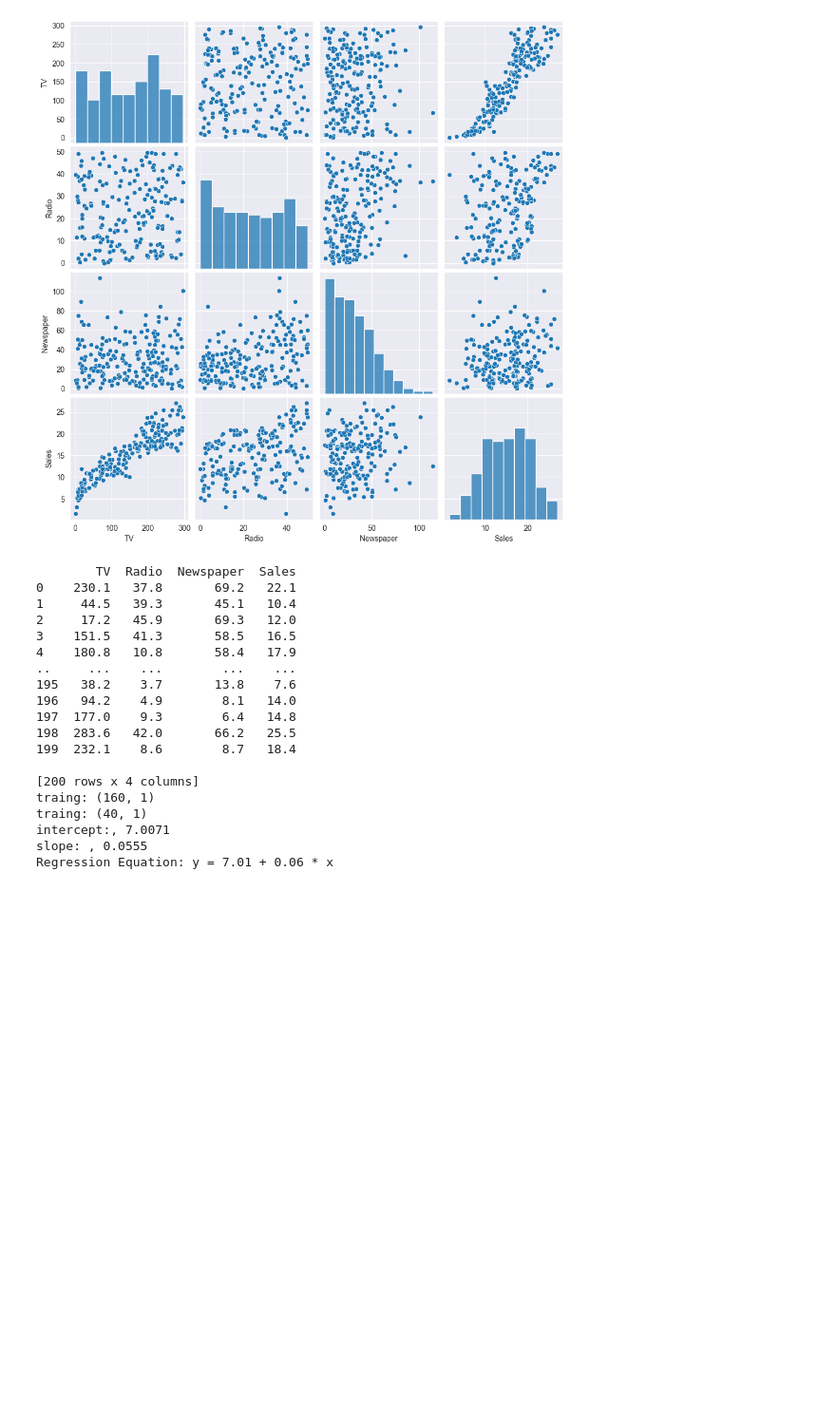
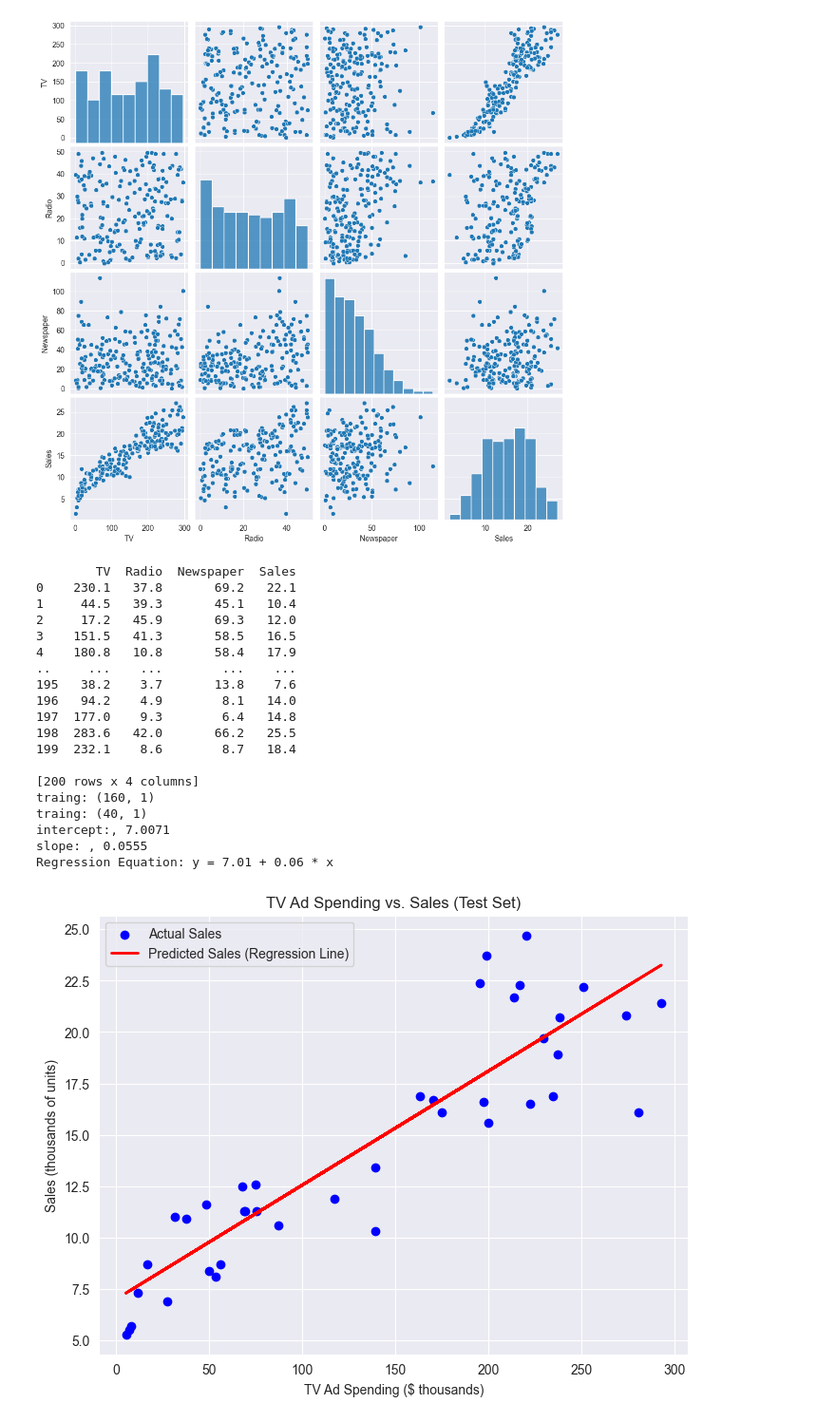
Before and after one commit to ApsaraWitharana/AI-ML-Lesson, a Jupyter notebook: day01.ipynb, the cells around one changed output. Shown: that part at 95% size. Saved outputs shown, nothing was run; the diff lists cells and outputs as text; code cells hidden in the pictures; blank space fills up the shorter version.

```diff
--- a/day01.ipynb
+++ b/day01.ipynb
@@ -141,30 +141,41 @@ model = LinearRegression()
 # Train the model
 model.fit(X_train, y_train)
 
 # Get model parameters
 intercept = model.intercept_
 slope = model.coef_[0]
 
 print(f"intercept:, {intercept:.4f}")
 print(f"slope: , {slope:.4f} ")
 print(f"Regression Equation: y = {intercept:.2f} + {slope:.2f} * x")
+
+# Plot the regression line on the test data
+plt.figure(figsize=(8, 6))
+plt.scatter(X_test, y_test, color='blue', label='Actual Sales')
+plt.plot(X_test, model.predict(X_test), color='red', linewidth=2, label='Predicted Sales (Regression Line)')
+plt.title('TV Ad Spending vs. Sales (Test Set)')
+plt.xlabel('TV Ad Spending ($ thousands)')
+plt.ylabel('Sales (thousands of units)')
+plt.legend()
+plt.show()
 # %% [output]
         TV  Radio  Newspaper  Sales
 0    230.1   37.8       69.2   22.1
 1     44.5   39.3       45.1   10.4
 2     17.2   45.9       69.3   12.0
 3    151.5   41.3       58.5   16.5
 4    180.8   10.8       58.4   17.9
 ..     ...    ...        ...    ...
 195   38.2    3.7       13.8    7.6
 196   94.2    4.9        8.1   14.0
 197  177.0    9.3        6.4   14.8
 198  283.6   42.0       66.2   25.5
 199  232.1    8.6        8.7   18.4
 
 [200 rows x 4 columns]
 traing: (160, 1)
 traing: (40, 1)
 intercept:, 7.0071
 slope: , 0.0555
 Regression Equation: y = 7.01 + 0.06 * x
+[figure, added]
```
